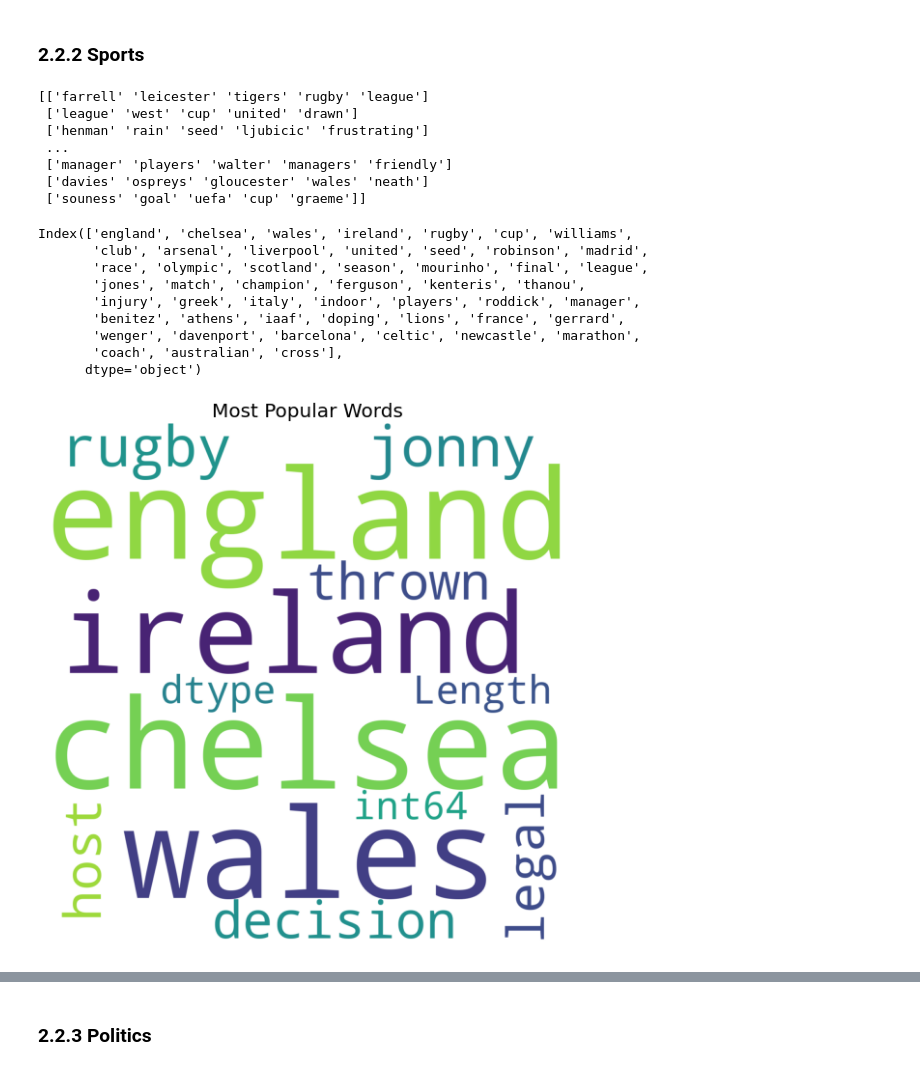
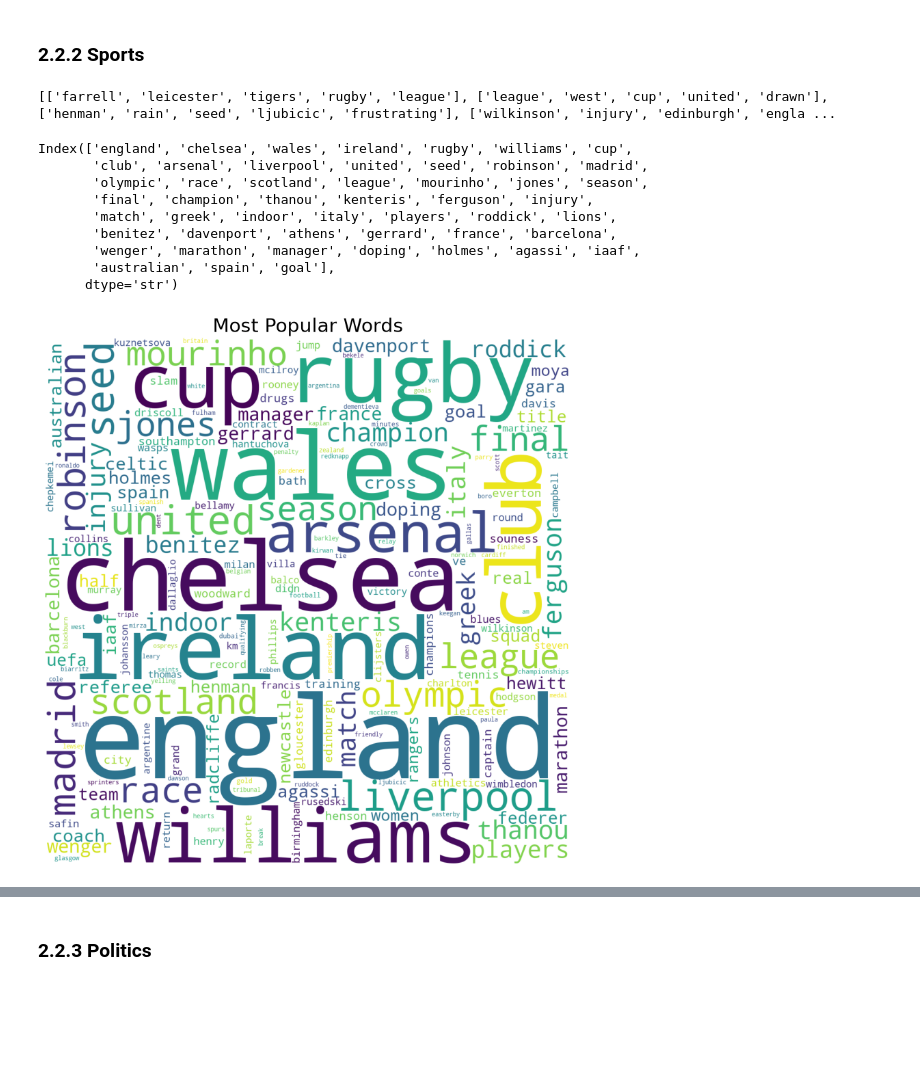
Before and after one commit to Goh-Wei-Chong/BBC-Text-Analysis, a Jupyter notebook: AA_Assignment.ipynb, the cells around one changed output, grey strips where cells are left out. Drawn from its saved outputs; the diff is of its cells as text; code cells hidden in the pictures; blank space fills up the shorter version.

```diff
--- a/AA_Assignment.ipynb
+++ b/AA_Assignment.ipynb
@@ -359,10 +359,10 @@ results =[]
 
 for idx, doc in text_all.items():
     #generate tf-idf for the given document
-    tf_idf_vector=text_tfidf[idx]
+    tf_idf_vector=text_tfidf[idx:idx + 1]
 
     temp = pd.DataFrame(zip(tf_idf_vector.tocoo().col, tf_idf_vector.tocoo().data),columns=['feature_number','tf_idf'])
-    temp.sort_values('tf_idf', ascending = False, inplace = True)
+    temp = temp.sort_values('tf_idf', ascending=False)
 
     #use only topn items from vector
 
@@ -373,9 +373,9 @@ for idx, doc in text_all.items():
 
     for index, row in topn_items.iterrows():
         #print(int(row['feature_number']))
-        fname = feature_names[int(row['feature_number'])]
+        fname = str(feature_names[int(row['feature_number'])])
         word.append(fname)
-        tf_idf.append(round(row['tf_idf'], 3))
+        tf_idf.append(round(float(row['tf_idf']), 3))
 
     result = dict(zip(word, tf_idf))
 
@@ -402,10 +402,10 @@ results =[]
 
 for idx, doc in text_all.items():
     #generate tf-idf for the given document
-    tf_idf_vector=text_tfidf[idx]
+    tf_idf_vector=text_tfidf[idx:idx + 1]
 
     temp = pd.DataFrame(zip(tf_idf_vector.tocoo().col, tf_idf_vector.tocoo().data),columns=['feature_number','tf_idf'])
-    temp.sort_values('tf_idf', ascending = False, inplace = True)
+    temp = temp.sort_values('tf_idf', ascending=False)
 
     #use only topn items from vector
 
@@ -416,9 +416,9 @@ for idx, doc in text_all.items():
 
     for index, row in topn_items.iterrows():
         #print(int(row['feature_number']))
-        fname = feature_names[int(row['feature_number'])]
+        fname = str(feature_names[int(row['feature_number'])])
         word.append(fname)
-        tf_idf.append(round(row['tf_idf'], 3))
+        tf_idf.append(round(float(row['tf_idf']), 3))
 
     result = word
 
@@ -461,7 +454,8 @@ print(trans)
 # %%
-full_list=pd.Series([])
-for col in tech_dat2:
-    full_list = full_list.append(tech_dat2[col].dropna())
+full_list = pd.concat(
+    [tech_dat2[col].dropna() for col in tech_dat2],
+    ignore_index=True,
+)
 y = full_list.value_counts().head(50).to_frame()
 y.index
 # %% [output]
@@ -578,44 +569,38 @@ trans = []
 for i in range(0, len(sport_dat2)):
     trans.append([str(sport_dat2.values[i,j]) for j in range(0, 5)])
 
-# conveting it into an numpy array
-trans = np.array(trans)
+# Keep transactions as lists of Python strings for association rule mining.
 
 print(trans)
 # %% [output]
-[['farrell' 'leicester' 'tigers' 'rugby' 'league']
- ['league' 'west' 'cup' 'united' 'drawn']
- ['henman' 'rain' 'seed' 'ljubicic' 'frustrating']
- ...
- ['manager' 'players' 'walter' 'managers' 'friendly']
- ['davies' 'ospreys' 'gloucester' 'wales' 'neath']
- ['souness' 'goal' 'uefa' 'cup' 'graeme']]
+[['farrell', 'leicester', 'tigers', 'rugby', 'league'], ['league', 'west', 'cup', 'united', 'drawn'], ['henman', 'rain', 'seed', 'ljubicic', 'frustrating'], ['wilkinson', 'injury', 'edinburgh', 'engla ...
 # %%
-full_list=pd.Series([])
-for col in tech_dat2:
-    full_list = full_list.append(sport_dat2[col].dropna())
+full_list = pd.concat(
+    [sport_dat2[col].dropna() for col in sport_dat2],
+    ignore_index=True,
+)
 y = full_list.value_counts().head(50).to_frame()
 y.index
 # %% [output]
-Index(['england', 'chelsea', 'wales', 'ireland', 'rugby', 'cup', 'williams',
+Index(['england', 'chelsea', 'wales', 'ireland', 'rugby', 'williams', 'cup',
        'club', 'arsenal', 'liverpool', 'united', 'seed', 'robinson', 'madrid',
-       'race', 'olympic', 'scotland', 'season', 'mourinho', 'final', 'league',
-       'jones', 'match', 'champion', 'ferguson', 'kenteris', 'thanou',
-       'injury', 'greek', 'italy', 'indoor', 'players', 'roddick', 'manager',
-       'benitez', 'athens', 'iaaf', 'doping', 'lions', 'france', 'gerrard',
-       'wenger', 'davenport', 'barcelona', 'celtic', 'newcastle', 'marathon',
-       'coach', 'australian', 'cross'],
-      dtype='object')
+       'olympic', 'race', 'scotland', 'league', 'mourinho', 'jones', 'season',
+       'final', 'champion', 'thanou', 'kenteris', 'ferguson', 'injury',
+       'match', 'greek', 'indoor', 'italy', 'players', 'roddick', 'lions',
+       'benitez', 'davenport', 'athens', 'gerrard', 'france', 'barcelona',
+       'wenger', 'marathon', 'manager', 'doping', 'holmes', 'agassi', 'iaaf',
+       'australian', 'spain', 'goal'],
+      dtype='str')
 # %%
 # WordCloud using keywords
 plt.rcParams['figure.figsize'] = (10, 10)
-wordcloud = WordCloud(background_color = 'white', width = 1200,  height = 1200).generate(str(full_list.value_counts()))
+wordcloud = WordCloud(background_color = 'white', width = 1200,  height = 1200, random_state=1).generate_from_frequencies(full_list.value_counts().to_dict())
 plt.imshow(wordcloud)
 plt.axis('off')
 plt.title('Most Popular Words',fontsize = 20)
 plt.show()
 # %% [output]
-[figure, old version]
+[figure, new version]
 # %%
 # looking at the frequency of most popular keywords
 plt.figure(figsize=(18,7))
```
Also changed, not shown: parts of 77 cells of this notebook, 5 other files.
